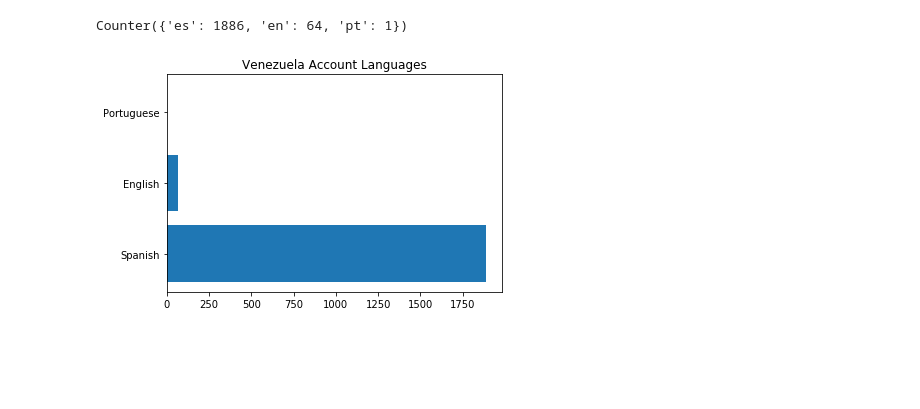
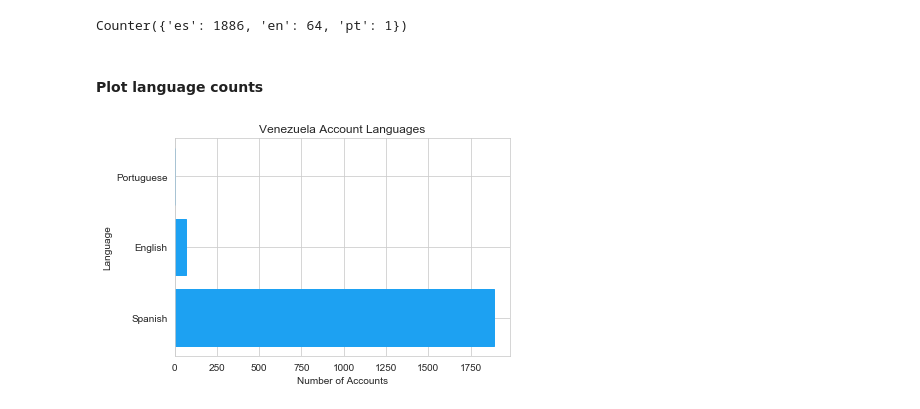
Before and after one commit to ashero0/elections-integrity-analysis, a Jupyter notebook: Language Analysis/Language_Venezuela.ipynb, the cells around one changed output. Saved outputs shown, nothing was run; the diff lists cells and outputs as text; code cells hidden in the pictures; blank space fills up the shorter version.

```diff
--- a/Language Analysis/Language_Venezuela.ipynb
+++ b/Language Analysis/Language_Venezuela.ipynb
@@ -84,4 +92,3 @@ venezuela_two = pd.read_csv(filename_two, dtype = {
 # %%
-# Combine datasets
 ven_datasets = [venezuela_one, venezuela_two]
-ven = pd.concat(ven_datasets)
+ven = pd.concat(ven_datasets, sort=False)
@@ -123,10 +135,3 @@ es
 
 'The Nation': Las Fuerzas Armadas de EE.UU. no pueden ser denominadas las mejores del mundo … https://t.co/OuY3cVXft3
 es
-# %%
-# Detect language of tweets & store in a list
-# Only do first 10,000 for Milestone 1
-tweet_languages = []
-for tweet_text in ven.head(10000)['tweet_text']:
-    lang = langdetect.detect(elem)
-    tweet_languages.append(lang)
@@ -162,7 +199,7 @@ accounts_filename_one = '../Data/venezuela_201901_1_users_csv_hashed.csv'
 accounts_filename_two = '../Data/venezuela_201901_2_users_csv_hashed.csv'
 
 # Import datasets
-venezuela_accounts_one = pd.read_csv(accounts_filename_one, dtype = {
+ven_accounts_one = pd.read_csv(accounts_filename_one, dtype = {
     "userid": str,
     "user_display_name": str,
     "user_screen_name": str,
@@ -174,7 +211,7 @@ venezuela_accounts_one = pd.read_csv(accounts_filename_one, dtype = {
     "account_creation_date": str,
     "account_language": str,
 })
-venezuela_accounts_two = pd.read_csv(accounts_filename_two, dtype = {
+ven_accounts_two = pd.read_csv(accounts_filename_two, dtype = {
     "userid": str,
     "user_display_name": str,
     "user_screen_name": str,
@@ -189,7 +228,6 @@ venezuela_accounts_two = pd.read_csv(accounts_filename_two, dtype = {
 # %%
-# Combine datasets
-ven_account_datasets = [venezuela_accounts_one, venezuela_accounts_two]
-ven_users = pd.concat(ven_account_datasets)
+ven_account_datasets = [ven_accounts_one, ven_accounts_two]
+ven_users = pd.concat(ven_account_datasets, sort=False)
 print(len(ven_users))
 # %% [output]
 1951
@@ -217,24 +259,37 @@ languages_count = Counter(ven_users['account_language'])
 print(languages_count)
 # %% [output]
 Counter({'es': 1886, 'en': 64, 'pt': 1})
+# %% [markdown]
+#### Plot language counts
 # %%
-# Plot language counts
 lang_types = []
 lang_counts = []
-for lang in languages_count:
+sorted_languages_count = languages_count.most_common(10)
+
+for lang, count in sorted_languages_count:
     lang_types.append(lang)
-    count = languages_count[lang]
     lang_counts.append(count)
 
 lang_types_long = []
 for lang in lang_types:
-    lang_long = pylang.languages.get(alpha2 = lang).name
-    lang_types_long.append(lang_long)
+    try:
+        lang_long = pylang.languages.get(alpha2 = lang).name
+        lang_types_long.append(lang_long)
+    except:
+        # For type n/a, will throw an error
+        lang_types_long.append('N/A')
 
-pyplot.title('Venezuela Account Languages')
+# Labels
+plt.title('Venezuela Account Languages')
+plt.xlabel('Number of Accounts')
+plt.ylabel('Language')
+
+# Add Data
 y_pos = np.arange(len(lang_types_long))
-pyplot.barh(y_pos, lang_counts)
-pyplot.yticks(y_pos, lang_types_long)
-pyplot.show()
+sns.set_style('whitegrid')
+plt.barh(y_pos, lang_counts, color = twitter_color, edgecolor = twitter_color)
+plt.yticks(y_pos, lang_types_long)
+
+plt.show()
 # %% [output]
-[figure, old version]
+[figure, new version]
```
Also changed, not shown: parts of 24 cells of this notebook, 2 other files.
